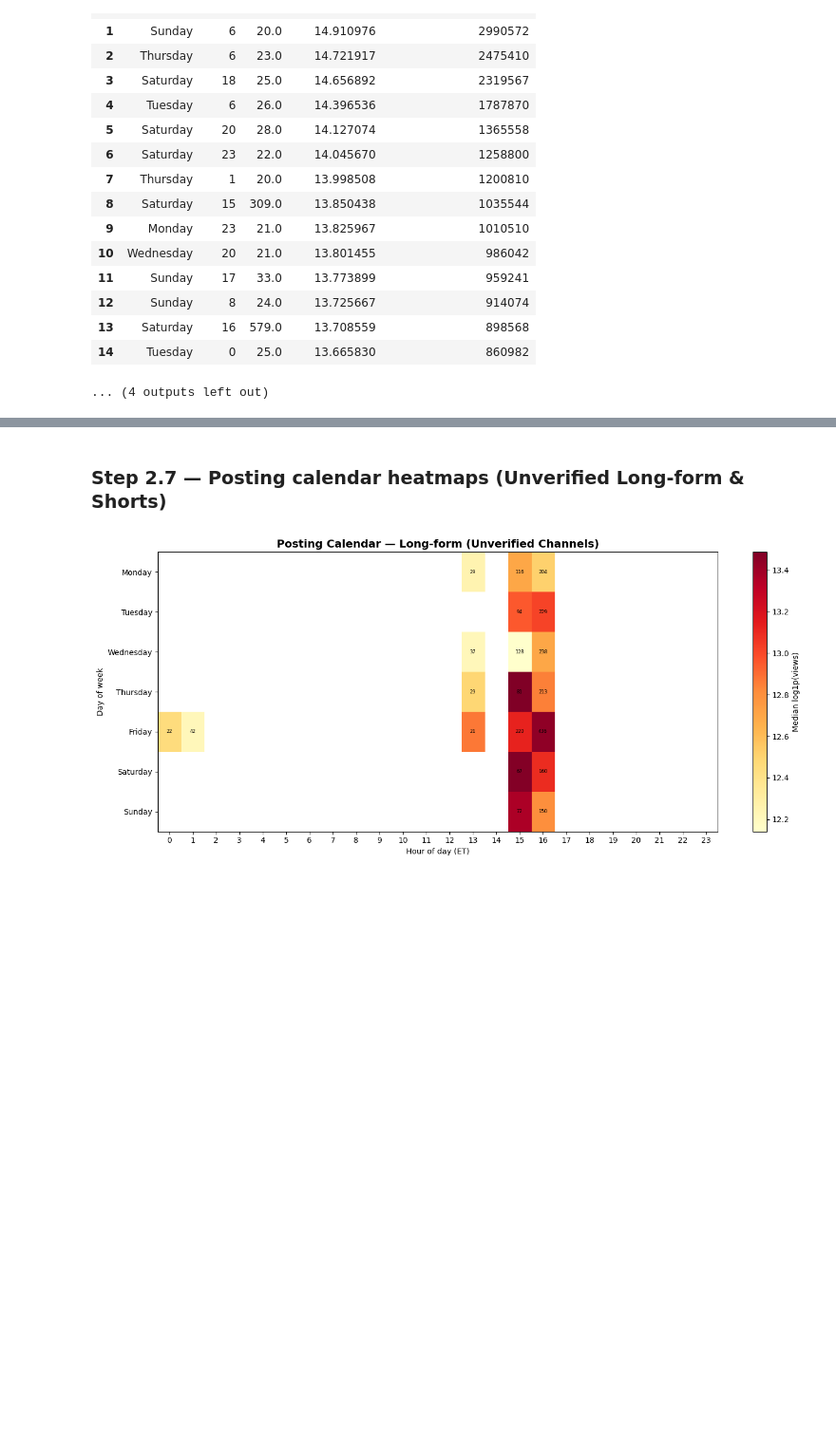
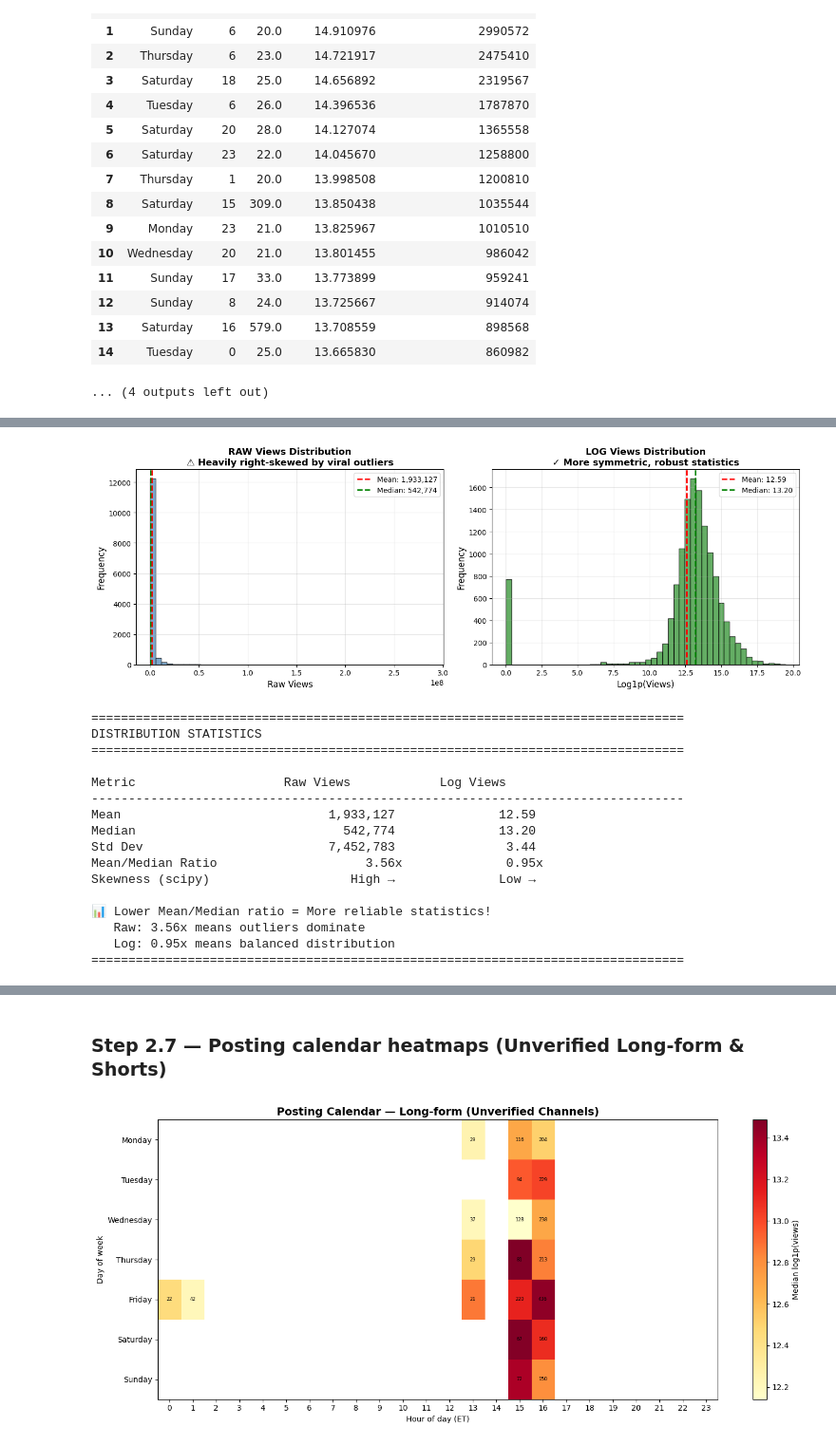
Before and after one commit to Dadaranger/YouTube-Analysis-Project, a Jupyter notebook: research.ipynb, the cells around one changed output, grey strips where cells are left out. Shown at 95% size. Cells and saved outputs as stored; diff of their text form; code cells hidden in the pictures; blank space fills up the shorter version.

Commit message:
Research notebook & analysis updates

```diff
--- a/research.ipynb
+++ b/research.ipynb
@@ -1205,0 +1494,70 @@ for key in ["ALL","LONGFORM","SHORTS","VERIFIED","UNVERIFIED","LONG_VERIFIED","L
+# %%
+# VISUAL COMPARISON: Log vs Raw Distribution
+
+import matplotlib.pyplot as plt
+import numpy as np
+
+# Sample all videos for distribution analysis
+all_views = splits["ALL"]["views"].values
+
+fig, axes = plt.subplots(1, 2, figsize=(14, 5))
+
+# Left plot: Raw views distribution (heavily skewed)
+ax1 = axes[0]
+ax1.hist(all_views, bins=50, edgecolor='black', alpha=0.7, color='steelblue')
+ax1.axvline(np.mean(all_views), color='red', linestyle='--', linewidth=2, label=f'Mean: {np.mean(all_views):,.0f}')
+ax1.axvline(np.median(all_views), color='green', linestyle='--', linewidth=2, label=f'Median: {np.median(all_views):,.0f}')
+ax1.set_xlabel('Raw Views', fontsize=12)
+ax1.set_ylabel('Frequency', fontsize=12)
+ax1.set_title('RAW Views Distribution\n⚠️ Heavily right-skewed by viral outliers', fontsize=13, fontweight='bold')
+ax1.legend()
+ax1.grid(True, alpha=0.3)
+
+# Right plot: Log-transformed views (much more normal)
+ax2 = axes[1]
+log_views = np.log1p(all_views)
+ax2.hist(log_views, bins=50, edgecolor='black', alpha=0.7, color='forestgreen')
+ax2.axvline(np.mean(log_views), color='red', linestyle='--', linewidth=2, label=f'Mean: {np.mean(log_views):.2f}')
+ax2.axvline(np.median(log_views), color='green', linestyle='--', linewidth=2, label=f'Median: {np.median(log_views):.2f}')
+ax2.set_xlabel('Log1p(Views)', fontsize=12)
+ax2.set_ylabel('Frequency', fontsize=12)
+ax2.set_title('LOG Views Distribution\n✓ More symmetric, robust statistics', fontsize=13, fontweight='bold')
+ax2.legend()
+ax2.grid(True, alpha=0.3)
+
+plt.tight_layout()
+plt.show()
+
+# Print statistics
+print("\n" + "="*80)
+print("DISTRIBUTION STATISTICS")
+print("="*80)
+print(f"\n{'Metric':<25} {'Raw Views':<20} {'Log Views':<20}")
+print("-" * 80)
+print(f"{'Mean':<25} {np.mean(all_views):>15,.0f}    {np.mean(log_views):>15.2f}")
+print(f"{'Median':<25} {np.median(all_views):>15,.0f}    {np.median(log_views):>15.2f}")
+print(f"{'Std Dev':<25} {np.std(all_views):>15,.0f}    {np.std(log_views):>15.2f}")
+print(f"{'Mean/Median Ratio':<25} {np.mean(all_views)/np.median(all_views):>15.2f}x   {np.mean(log_views)/np.median(log_views):>15.2f}x")
+print(f"{'Skewness (scipy)':<25} {'High →':>15}    {'Low →':>15}")
+print("\n📊 Lower Mean/Median ratio = More reliable statistics!")
+print("   Raw: {:.2f}x means outliers dominate".format(np.mean(all_views)/np.median(all_views)))
+print("   Log: {:.2f}x means balanced distribution".format(np.mean(log_views)/np.median(log_views)))
+print("="*80)
+# %% [output]
+[figure, added]
+================================================================================
+DISTRIBUTION STATISTICS
+================================================================================
+
+Metric                    Raw Views            Log Views
+--------------------------------------------------------------------------------
+Mean                            1,933,127              12.59
+Median                            542,774              13.20
+Std Dev                         7,452,783               3.44
+Mean/Median Ratio                    3.56x              0.95x
+Skewness (scipy)                   High →              Low →
+
+📊 Lower Mean/Median ratio = More reliable statistics!
+   Raw: 3.56x means outliers dominate
+   Log: 0.95x means balanced distribution
+================================================================================
```
Also changed, not shown: parts of 17 cells of this notebook, 18 other files.
